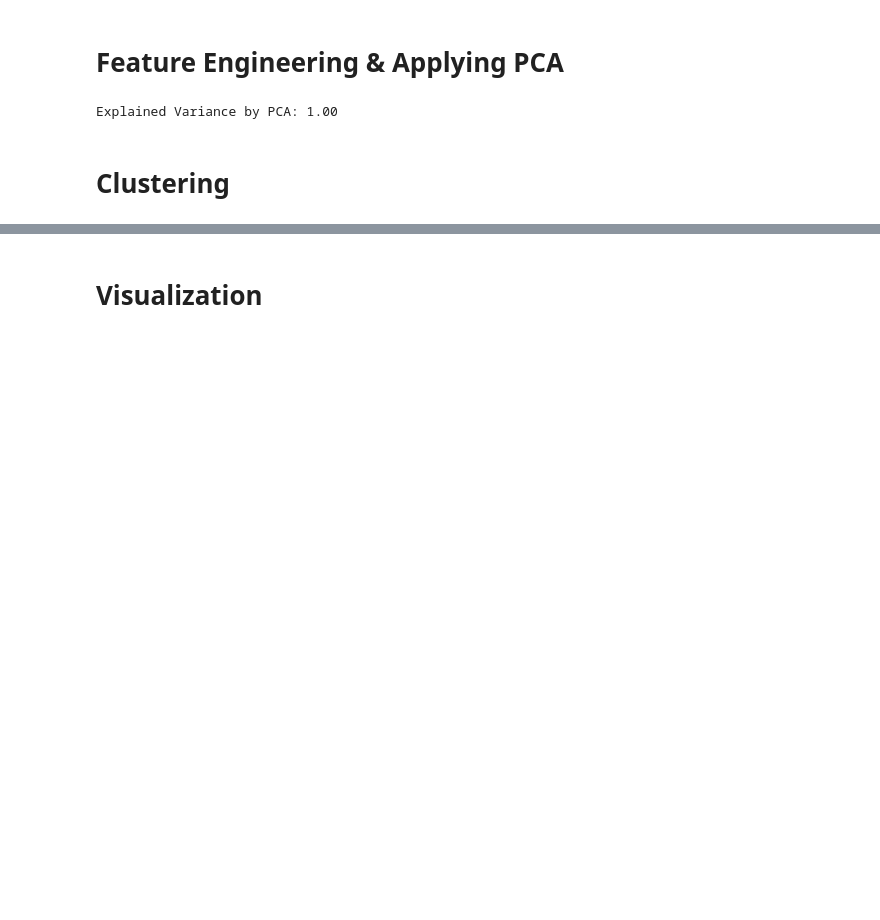
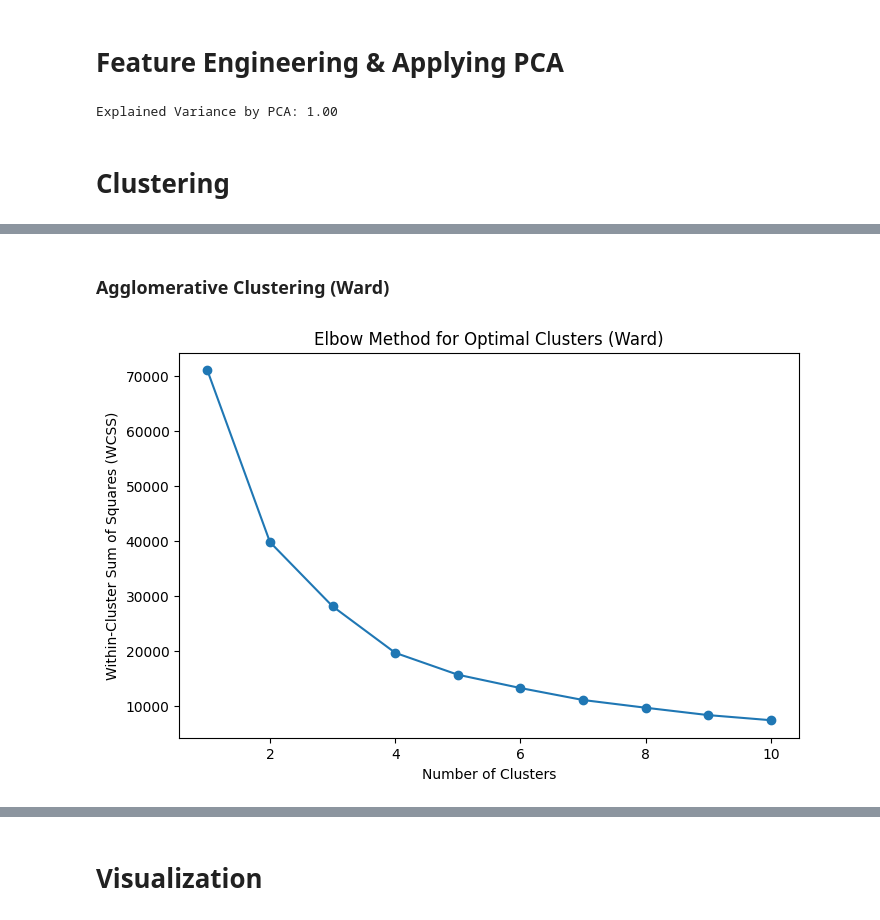
Before and after one commit to aminnademi/Clustring-On-North-of-Iran-Climate-Dataset, a Jupyter notebook: notebook.ipynb, the cells around one changed output, grey strips where cells are left out. Drawn from its saved outputs; the diff is of its cells as text; code cells hidden in the pictures; blank space fills up the shorter version.

```diff
--- a/notebook.ipynb
+++ b/notebook.ipynb
@@ -163,0 +169,18 @@ Explained Variance by PCA: 1.00
+# %%
+# Function to calculate WCSS for Agglomerative Clustering
+def calculate_wcss(data, labels):
+    wcss = 0
+    unique_labels = np.unique(labels)
+    for label in unique_labels:
+        cluster_points = data[labels == label]
+        cluster_center = np.mean(cluster_points, axis=0)
+        wcss += np.sum((cluster_points - cluster_center) ** 2)
+    return wcss
+
+# Function to calculate quantization error for SOM
+def calculate_quantization_error(som, data):
+    quantization_error = 0
+    for x in data:
+        winner = som.winner(x)  # Find the winning neuron for each data point
+        quantization_error += np.linalg.norm(x - som.get_weights()[winner])
+    return quantization_error / len(data)
@@ -186 +210,20 @@ clusters = kmeans.fit_predict(pca_features)
 data['Cluster'] = clusters
+# %% [markdown]
+### Agglomerative Clustering (Ward)
+# %%
+# Determine optimal number of clusters using the elbow method
+wcss = []
+k_range1 = range(1, 11)
+for k in k_range1:
+    ward = AgglomerativeClustering(n_clusters=k, linkage='ward')
+    labels = ward.fit_predict(pca_features)
+    wcss.append(calculate_wcss(pca_features, labels))
+
+plt.figure(figsize=(8, 5))
+plt.plot(k_range1, wcss, marker='o')
+plt.title('Elbow Method for Optimal Clusters (Ward)')
+plt.xlabel('Number of Clusters')
+plt.ylabel('Within-Cluster Sum of Squares (WCSS)')
+plt.show()
+# %% [output]
+[figure, added]
```
Also changed, not shown: parts of 17 cells of this notebook.
